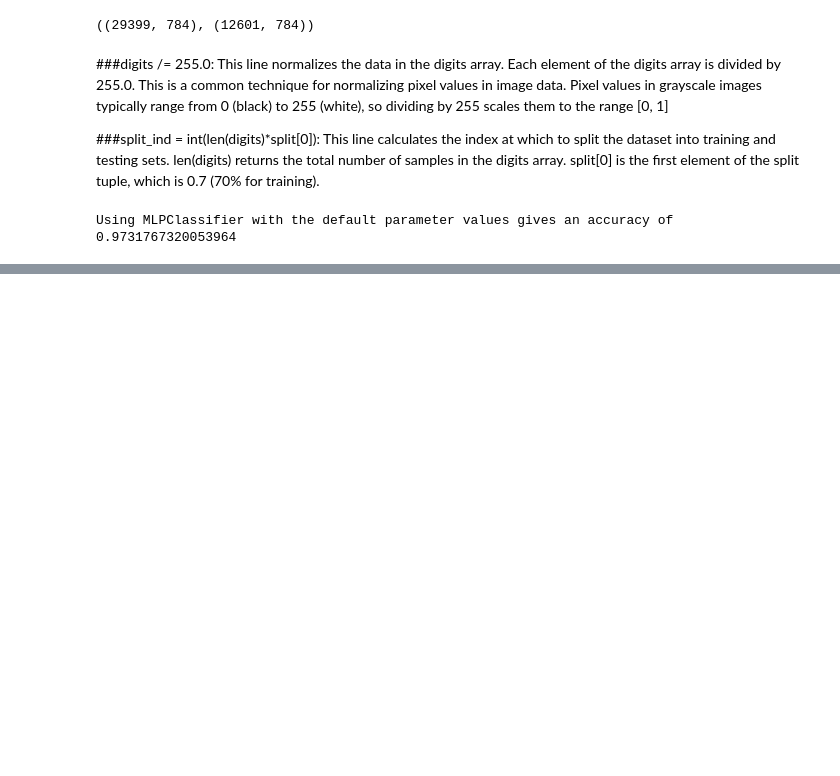
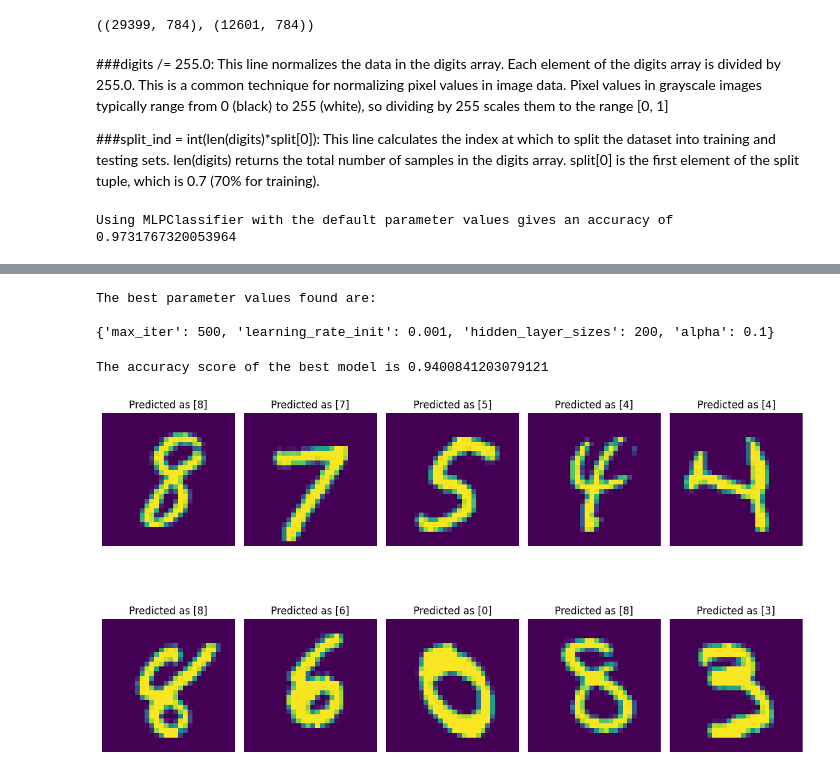
Before and after one commit to bryaanabraham/deep_learning_and_reinforcement_learning, a Jupyter notebook: Digit_Recognition.ipynb, the cells around one changed output, grey strips where cells are left out. Saved outputs shown, nothing was run; the diff lists cells and outputs as text; code cells hidden in the pictures; blank space fills up the shorter version.

```diff
--- a/Digit_Recognition.ipynb
+++ b/Digit_Recognition.ipynb
@@ -113,0 +147,36 @@ Using MLPClassifier with the default parameter values gives an accuracy of 0.973
+# %%
+parameters = {'hidden_layer_sizes':[50, 100, 200],
+              'alpha': [0.001, 0.01, 0.1],
+              'max_iter': [200, 500, 800],
+              'learning_rate_init':[0.0001, 0.001, 0.01, 0.1]}
+
+model = MLPClassifier()
+clf = RandomizedSearchCV(estimator=model, param_distributions=parameters, cv=5)
+clf.fit(X_train[:3000], y_train[:3000]) # reduce the train set size to shorten the training time
+
+print("The best parameter values found are:\n")
+print(clf.best_params_)
+
+# store the best model found in "bestmodel"
+bestmodel = clf.best_estimator_
+# %% [output]
+The best parameter values found are:
+
+{'max_iter': 500, 'learning_rate_init': 0.001, 'hidden_layer_sizes': 200, 'alpha': 0.1}
+# %%
+y_pred = bestmodel.predict(X_test)
+print(f"The accuracy score of the best model is {accuracy_score(y_test, y_pred)}\n")
+
+plt.figure(figsize=(12,8))
+for i in range(10):
+    plt.subplot(2, 5, i+1)
+    sample = random.choice(X_test)
+    plt.imshow(sample.reshape(28,28))
+    pred = bestmodel.predict(sample.reshape(1,-1))
+    plt.title(f"Predicted as {pred}")
+    plt.axis("off")
+
+plt.tight_layout()
+# %% [output]
+The accuracy score of the best model is 0.9400841203079121
+[figure, added]
```
Also changed, not shown: parts of 3 cells of this notebook.
